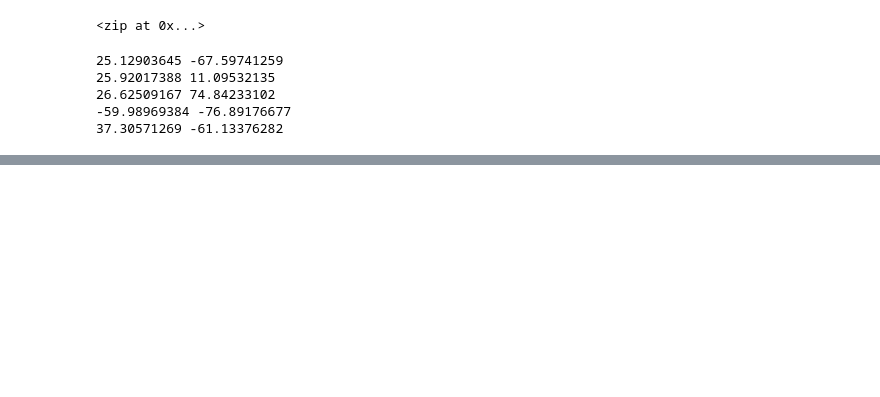
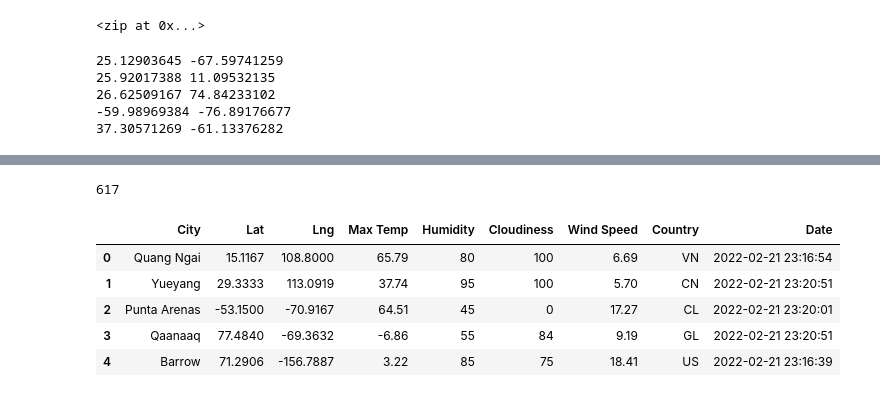
Before and after one commit to VSanto/World_Weather_Analysis, a Jupyter notebook: WeatherPY.ipynb, the cells around one changed output, grey strips where cells are left out. Cells and saved outputs as stored; diff of their text form; code cells hidden in the pictures; blank space fills up the shorter version.

Commit message:
city data generated

```diff
--- a/WeatherPY.ipynb
+++ b/WeatherPY.ipynb
@@ -52,0 +56,6 @@ print(cities)
+# %%
+# Import the time library and the datetime module from the datetime library
+import time
+from datetime import datetime
+# Starting URL for Weather Map API Call.
+url = "http://api.openweathermap.org/data/2.5/weather?units=Imperial&APPID=" + weather_api_key
@@ -52,0 +142,14 @@ print(cities)
+# %%
+len(city_data)
+# %% [output]
+617
+# %%
+city_data_df = pd.DataFrame(city_data)
+city_data_df.head()
+# %% [output]
+|  | City | Lat | Lng | Max Temp | Humidity | Cloudiness | Wind Speed | Country | Date |
+| 0 | Quang Ngai | 15.1167 | 108.8000 | 65.79 | 80 | 100 | 6.69 | VN | 2022-02-21 23:16:54 |
+| 1 | Yueyang | 29.3333 | 113.0919 | 37.74 | 95 | 100 | 5.70 | CN | 2022-02-21 23:20:51 |
+| 2 | Punta Arenas | -53.1500 | -70.9167 | 64.51 | 45 | 0 | 17.27 | CL | 2022-02-21 23:20:01 |
+| 3 | Qaanaaq | 77.4840 | -69.3632 | -6.86 | 55 | 84 | 9.19 | GL | 2022-02-21 23:20:51 |
+| 4 | Barrow | 71.2906 | -156.7887 | 3.22 | 85 | 75 | 18.41 | US | 2022-02-21 23:16:39 |
```
Also changed, not shown: parts of 7 cells of this notebook, 5 other files.
